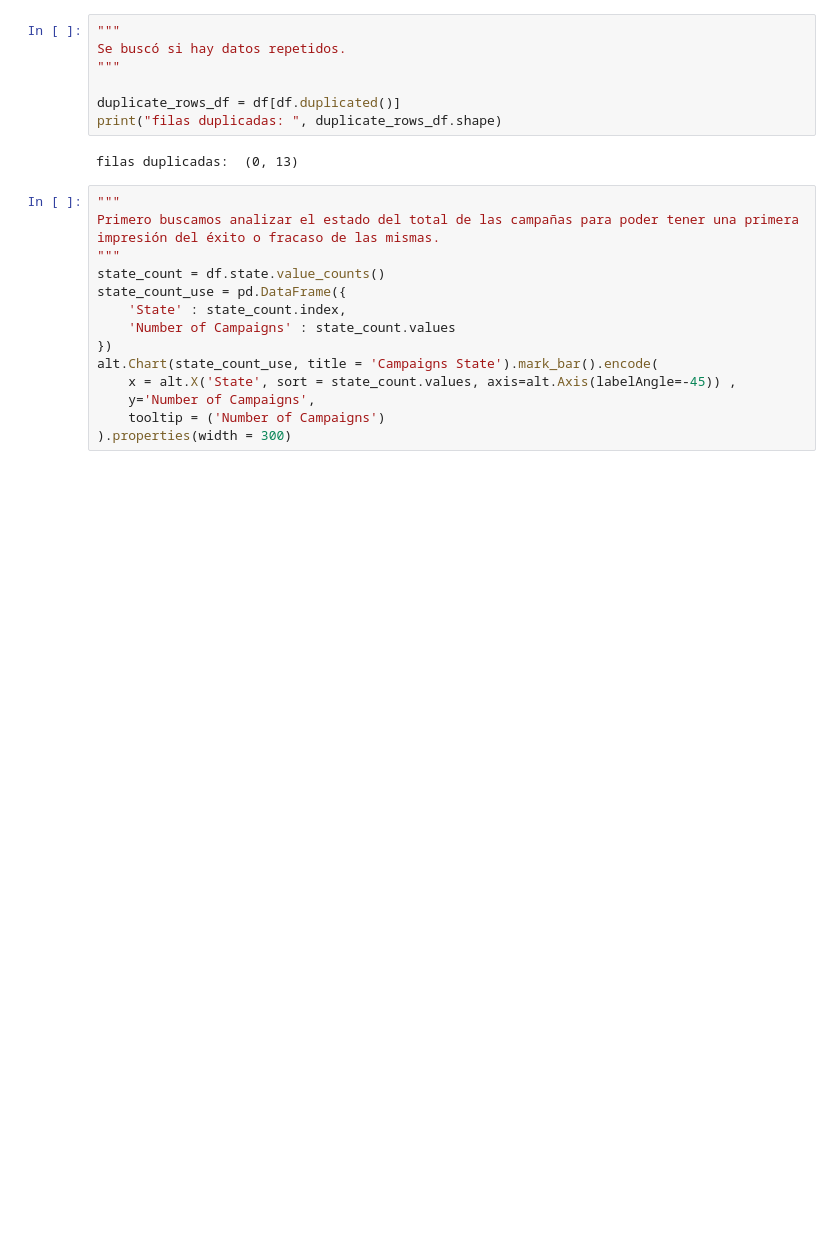
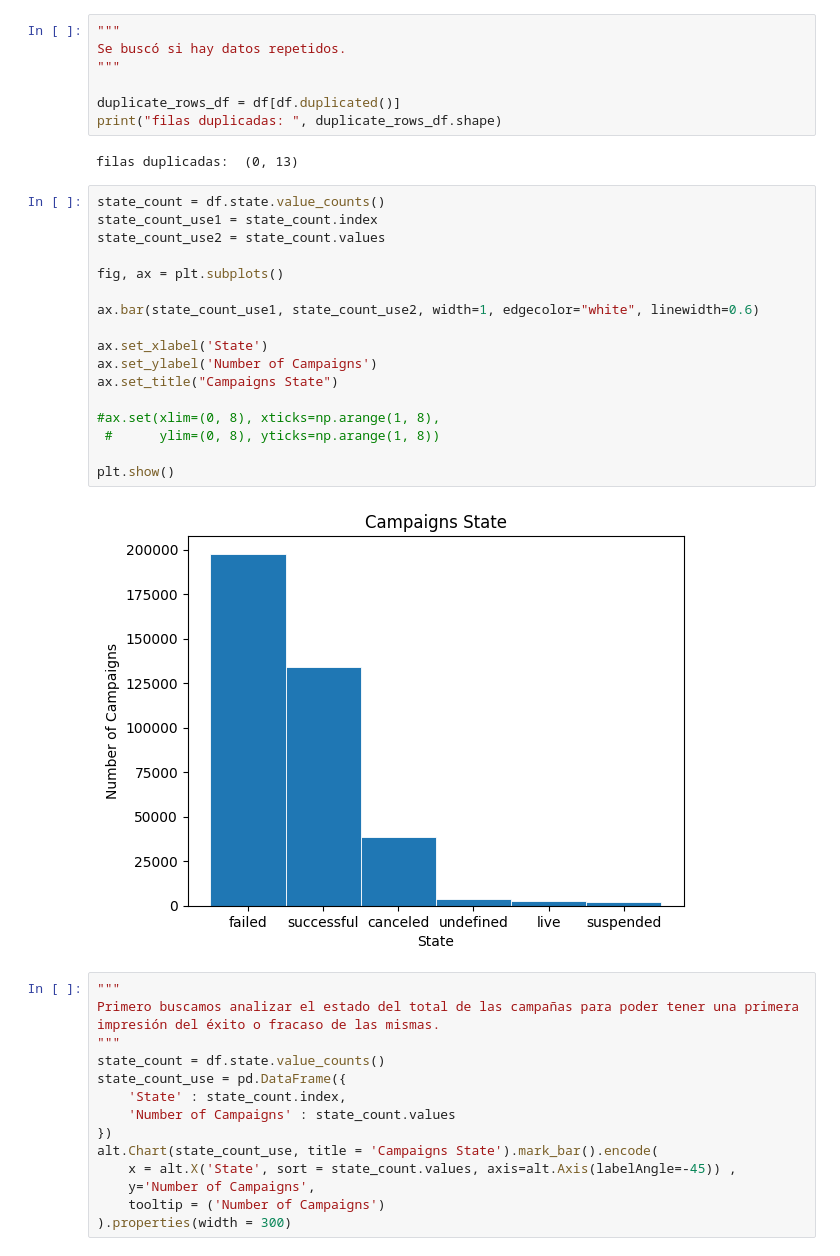
Before and after one commit to belisario-olivera/EDA-Kickstarter, a Jupyter notebook: TP/EDA_kickstarter.ipynb, the cells around one changed output. Cells and saved outputs as stored; diff of their text form; blank space fills up the shorter version.

```diff
--- a/TP/EDA_kickstarter.ipynb
+++ b/TP/EDA_kickstarter.ipynb
@@ -157,6 +157,25 @@ duplicate_rows_df = df[df.duplicated()]
 print("filas duplicadas: ", duplicate_rows_df.shape)
 # %% [output]
 filas duplicadas:  (0, 13)
+# %%
+state_count = df.state.value_counts()
+state_count_use1 = state_count.index
+state_count_use2 = state_count.values
+
+fig, ax = plt.subplots()
+
+ax.bar(state_count_use1, state_count_use2, width=1, edgecolor="white", linewidth=0.6)
+
+ax.set_xlabel('State')
+ax.set_ylabel('Number of Campaigns')
+ax.set_title("Campaigns State")
+
+#ax.set(xlim=(0, 8), xticks=np.arange(1, 8),
+ #      ylim=(0, 8), yticks=np.arange(1, 8))
+
+plt.show()
+# %% [output]
+[figure, added]
 # %%
 """
 Primero buscamos analizar el estado del total de las campañas para poder tener una primera
```
